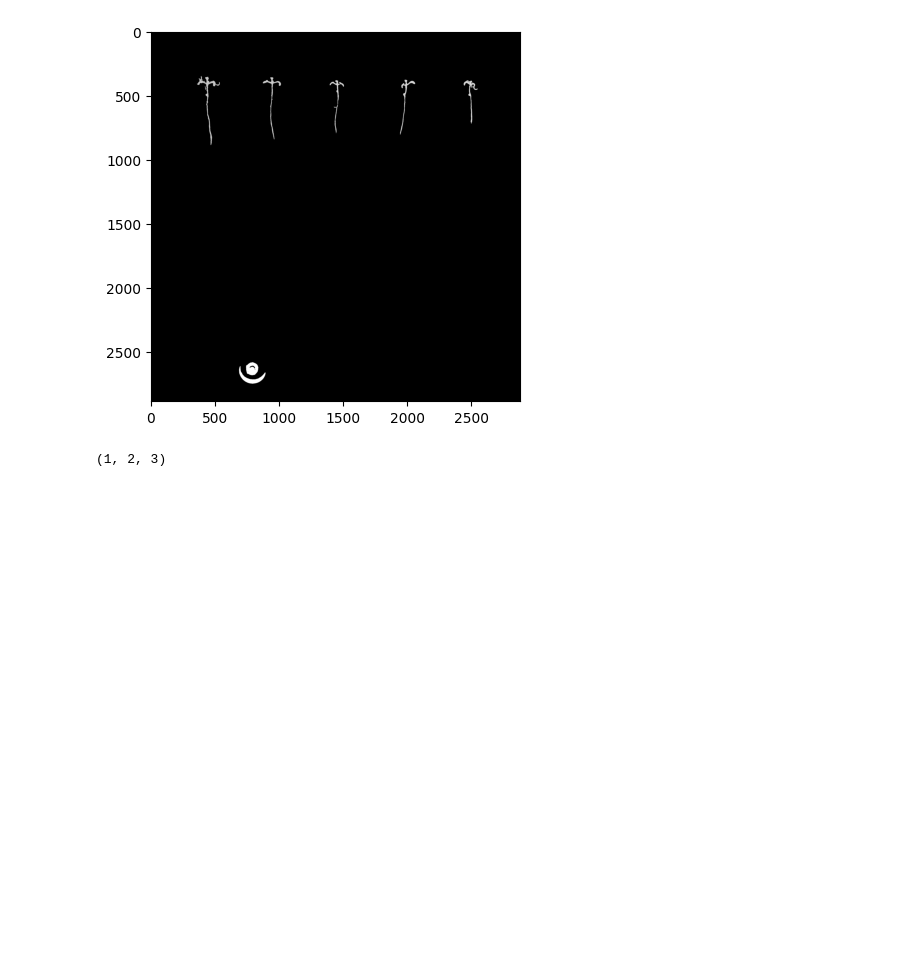
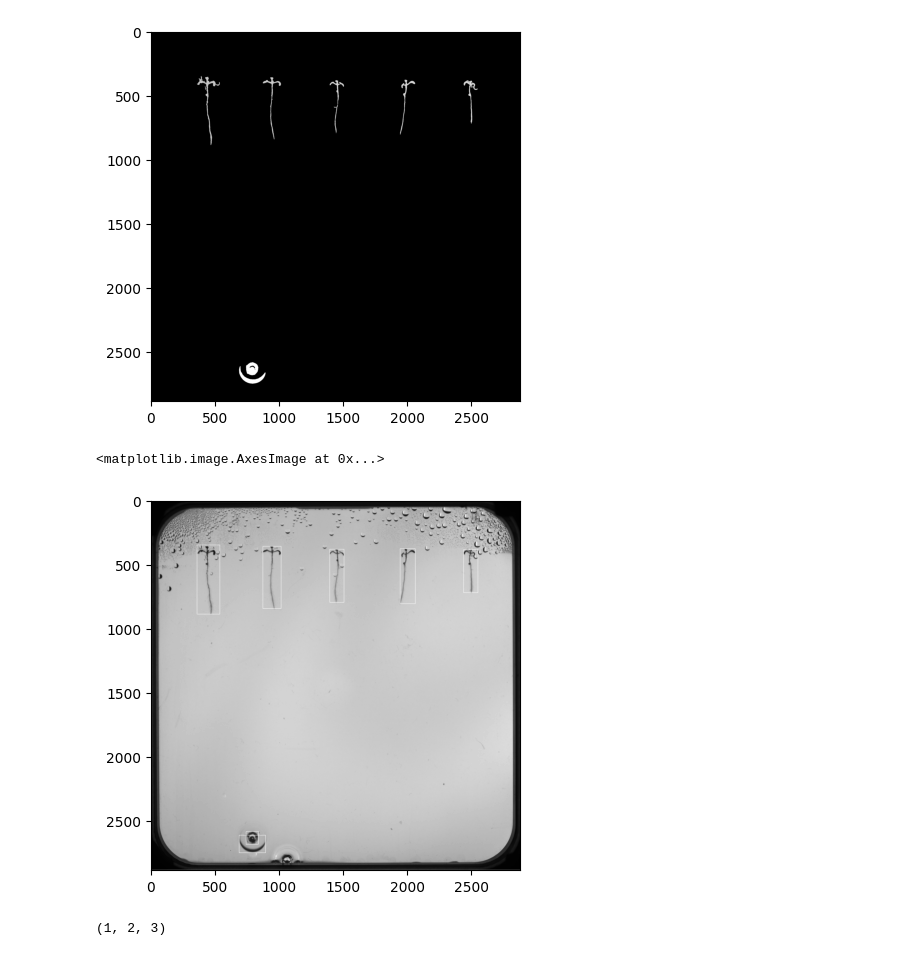
Before and after one commit to BredaUniversityADSAI/2023-24-fai2-adsai-BenjaminGraziadei223946, a Jupyter notebook: 1. Computer Vision/tasks2&3/task_3.ipynb, the cells around one changed output. Cells and saved outputs as stored; diff of their text form; code cells hidden in the pictures; blank space fills up the shorter version.

```diff
--- a/1. Computer Vision/tasks2&3/task_3.ipynb
+++ b/1. Computer Vision/tasks2&3/task_3.ipynb
@@ -34,6 +34,16 @@ plt.imshow(alternative, cmap='gray')
 # %% [output]
 <matplotlib.image.AxesImage at 0x...>
 [figure]
+# %%
+# draw bounding boxes around the detected objects
+for i in range(1, retval):
+    x, y, w, h, area = stats[i]
+    if area > 2000:
+        cv2.rectangle(im1, (x, y), (x+w, y+h), (255, 0, 0), 2)
+plt.imshow(im1, cmap='gray')
+# %% [output]
+<matplotlib.image.AxesImage at 0x...>
+[figure, added]
 # %%
 alternative = np.where(alternative > 0, 255, 0)
 alternative = np.uint8(alternative)
```
